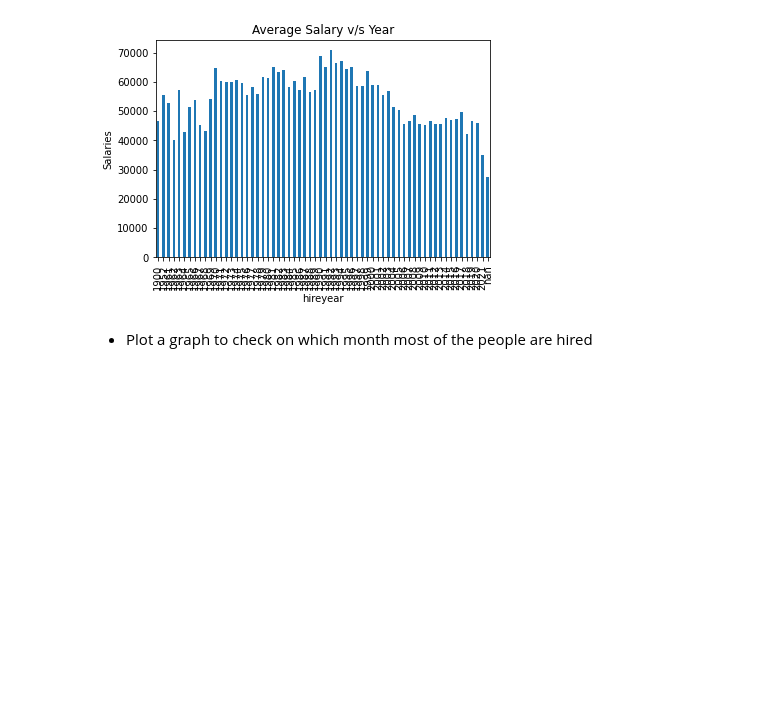
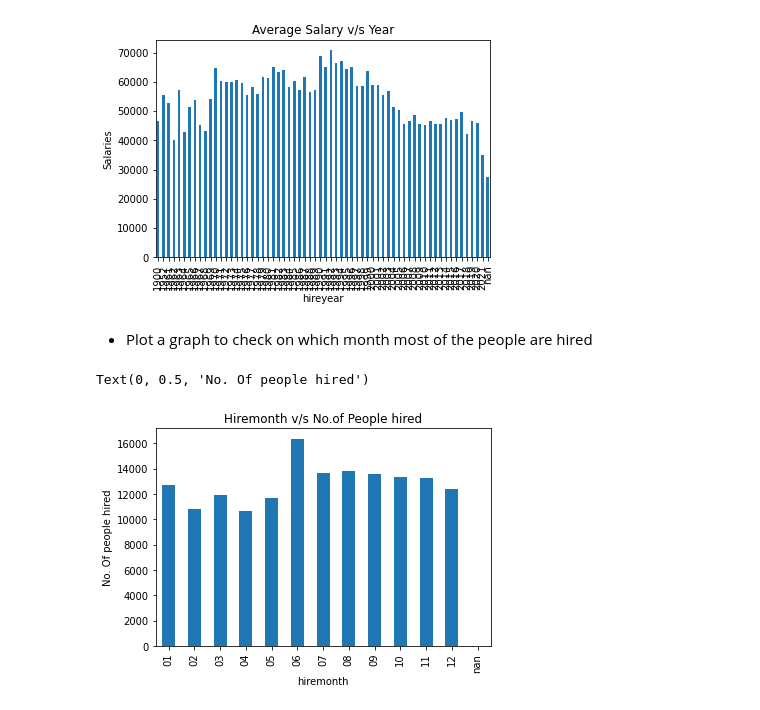
Before and after one commit to Naveen-Karanamu/Baltimore-Salary-Prediction, a Jupyter notebook: main.ipynb, the cells around one changed output. Cells and saved outputs as stored; diff of their text form; code cells hidden in the pictures; blank space fills up the shorter version.

Commit message:
Plotted : Hiremonth v/s No.of People hired

```diff
--- a/main.ipynb
+++ b/main.ipynb
@@ -557,3 +557,11 @@ Text(0, 0.5, 'Salaries')
 [figure]
 # %% [markdown]
 * Plot a graph to check on which month most of the people are hired
+# %%
+newdf.groupby(['hiremonth'])['firstname'].count().plot.bar()
+# plt.figure(figsize=(4000,4000))
+plt.title("Hiremonth v/s No.of People hired")
+plt.ylabel("No. Of people hired")
+# %% [output]
+Text(0, 0.5, 'No. Of people hired')
+[figure, added]
```
